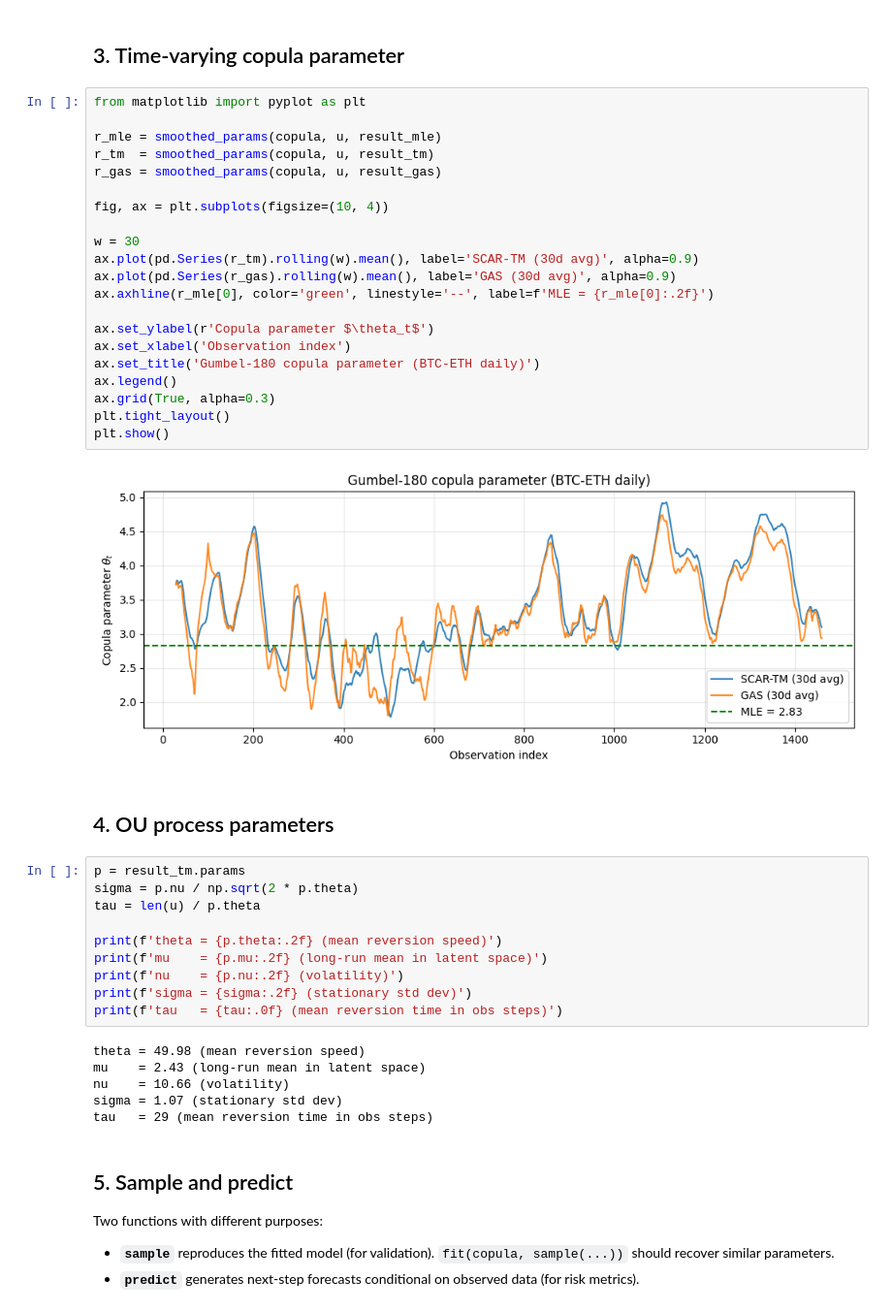
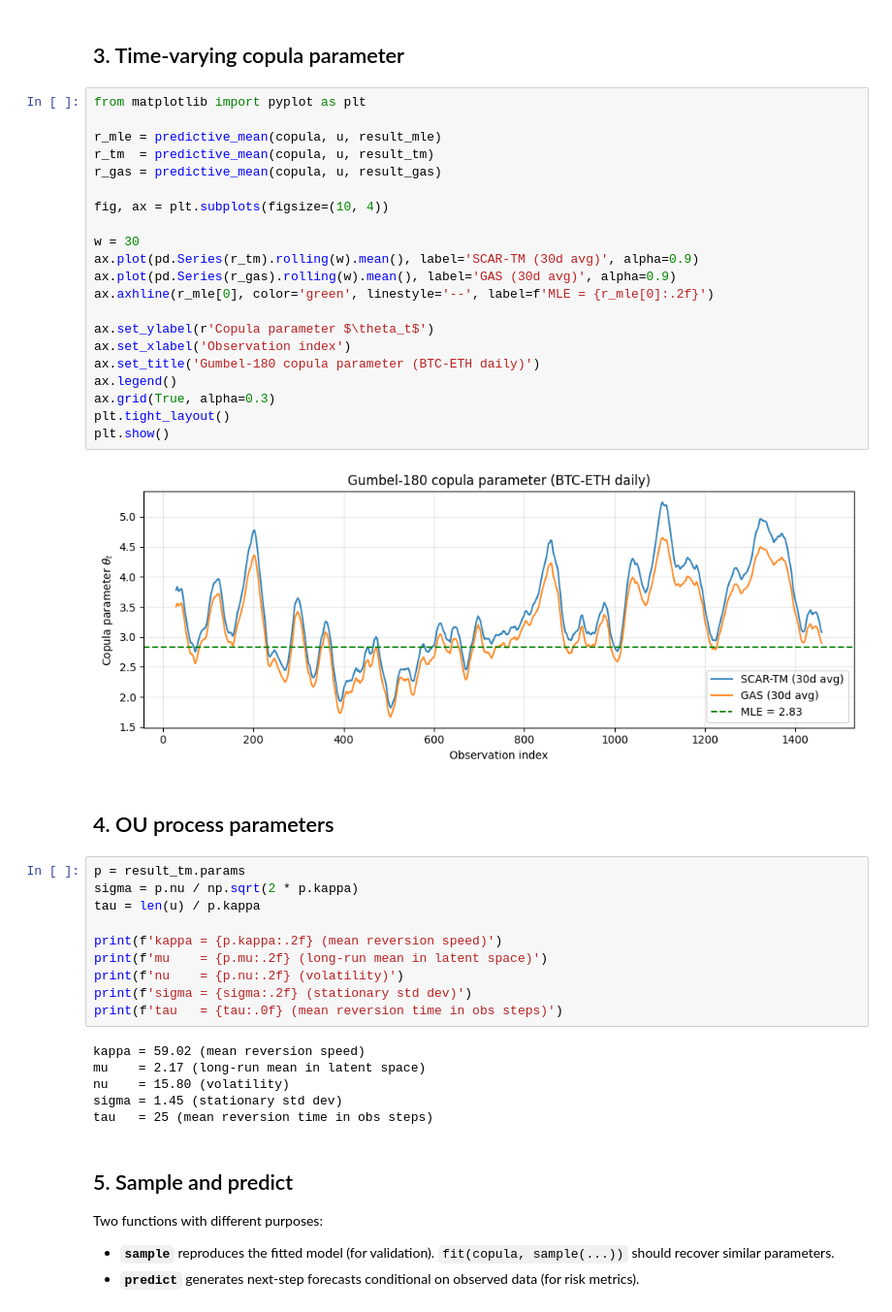
Before and after one commit to AANovokhatskiy/pyscarcopula, a Jupyter notebook: examples/02_bivariate.ipynb, the cells around one changed output. Shown at 97% size. Saved outputs shown, nothing was run; the diff lists cells and outputs as text.

Commit message:
updated model paramters; added numba gas filter

```diff
--- a/examples/02_bivariate.ipynb
+++ b/examples/02_bivariate.ipynb
@@ -57,44 +57,44 @@ SCAR-TM   logL =  1042.47   GoF p = 0.6544
 # %%
 from matplotlib import pyplot as plt
 
-r_mle = smoothed_params(copula, u, result_mle)
-r_tm  = smoothed_params(copula, u, result_tm)
-r_gas = smoothed_params(copula, u, result_gas)
+r_mle = predictive_mean(copula, u, result_mle)
+r_tm  = predictive_mean(copula, u, result_tm)
+r_gas = predictive_mean(copula, u, result_gas)
 
 fig, ax = plt.subplots(figsize=(10, 4))
 
 w = 30
 ax.plot(pd.Series(r_tm).rolling(w).mean(), label='SCAR-TM (30d avg)', alpha=0.9)
 ax.plot(pd.Series(r_gas).rolling(w).mean(), label='GAS (30d avg)', alpha=0.9)
 ax.axhline(r_mle[0], color='green', linestyle='--', label=f'MLE = {r_mle[0]:.2f}')
 
 ax.set_ylabel(r'Copula parameter $\theta_t$')
 ax.set_xlabel('Observation index')
 ax.set_title('Gumbel-180 copula parameter (BTC-ETH daily)')
 ax.legend()
 ax.grid(True, alpha=0.3)
 plt.tight_layout()
 plt.show()
 # %% [output]
-[figure, old version]
+[figure, new version]
 # %% [markdown]
 ## 4. OU process parameters
 # %%
 p = result_tm.params
-sigma = p.nu / np.sqrt(2 * p.theta)
-tau = len(u) / p.theta
+sigma = p.nu / np.sqrt(2 * p.kappa)
+tau = len(u) / p.kappa
 
-print(f'theta = {p.theta:.2f} (mean reversion speed)')
+print(f'kappa = {p.kappa:.2f} (mean reversion speed)')
 print(f'mu    = {p.mu:.2f} (long-run mean in latent space)')
 print(f'nu    = {p.nu:.2f} (volatility)')
 print(f'sigma = {sigma:.2f} (stationary std dev)')
 print(f'tau   = {tau:.0f} (mean reversion time in obs steps)')
 # %% [output]
-theta = 49.98 (mean reversion speed)
-mu    = 2.43 (long-run mean in latent space)
-nu    = 10.66 (volatility)
-sigma = 1.07 (stationary std dev)
-tau   = 29 (mean reversion time in obs steps)
+kappa = 59.02 (mean reversion speed)
+mu    = 2.17 (long-run mean in latent space)
+nu    = 15.80 (volatility)
+sigma = 1.45 (stationary std dev)
+tau   = 25 (mean reversion time in obs steps)
 # %% [markdown]
 ## 5. Sample and predict
 
```
Also changed, not shown: parts of 5 cells of this notebook, 51 other files.
